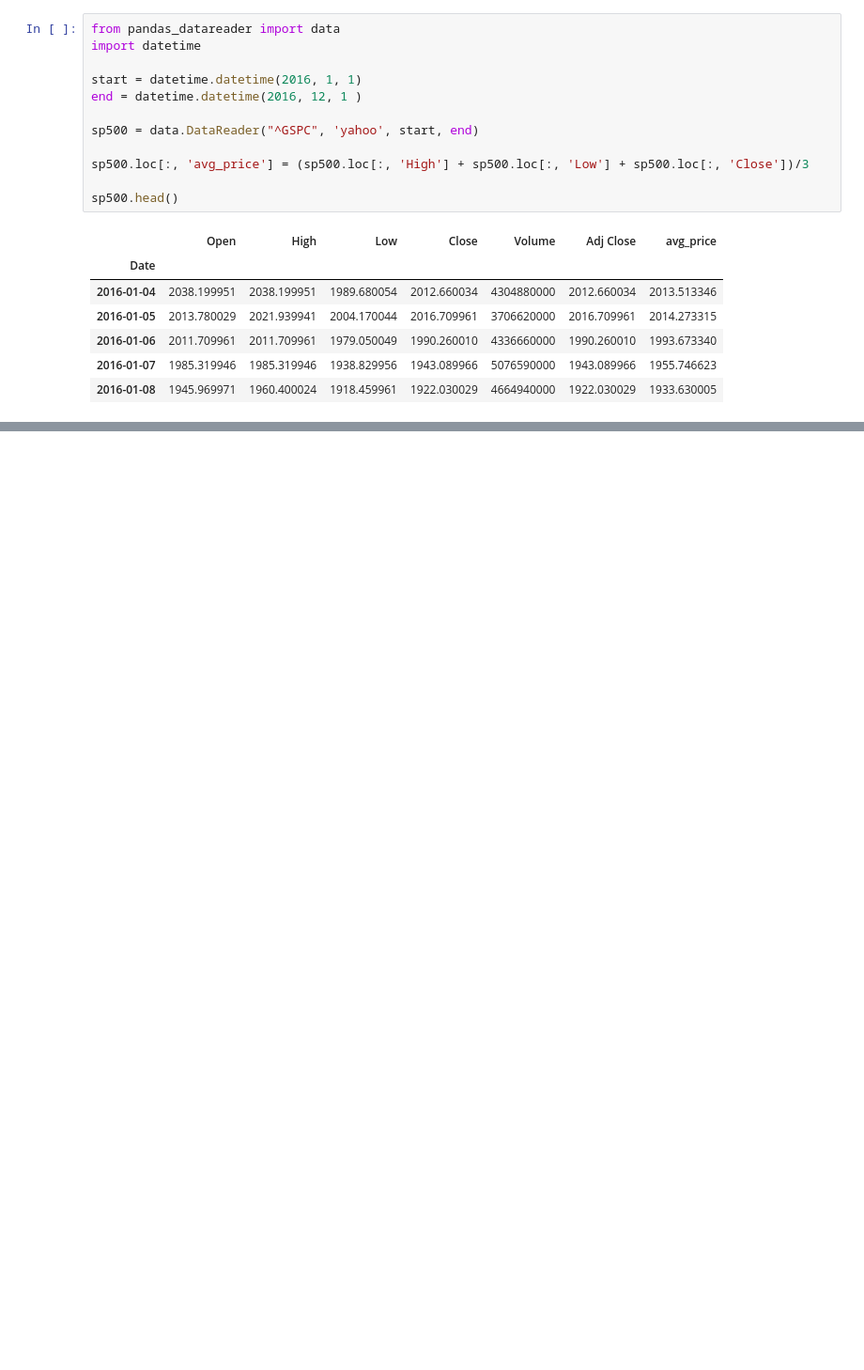
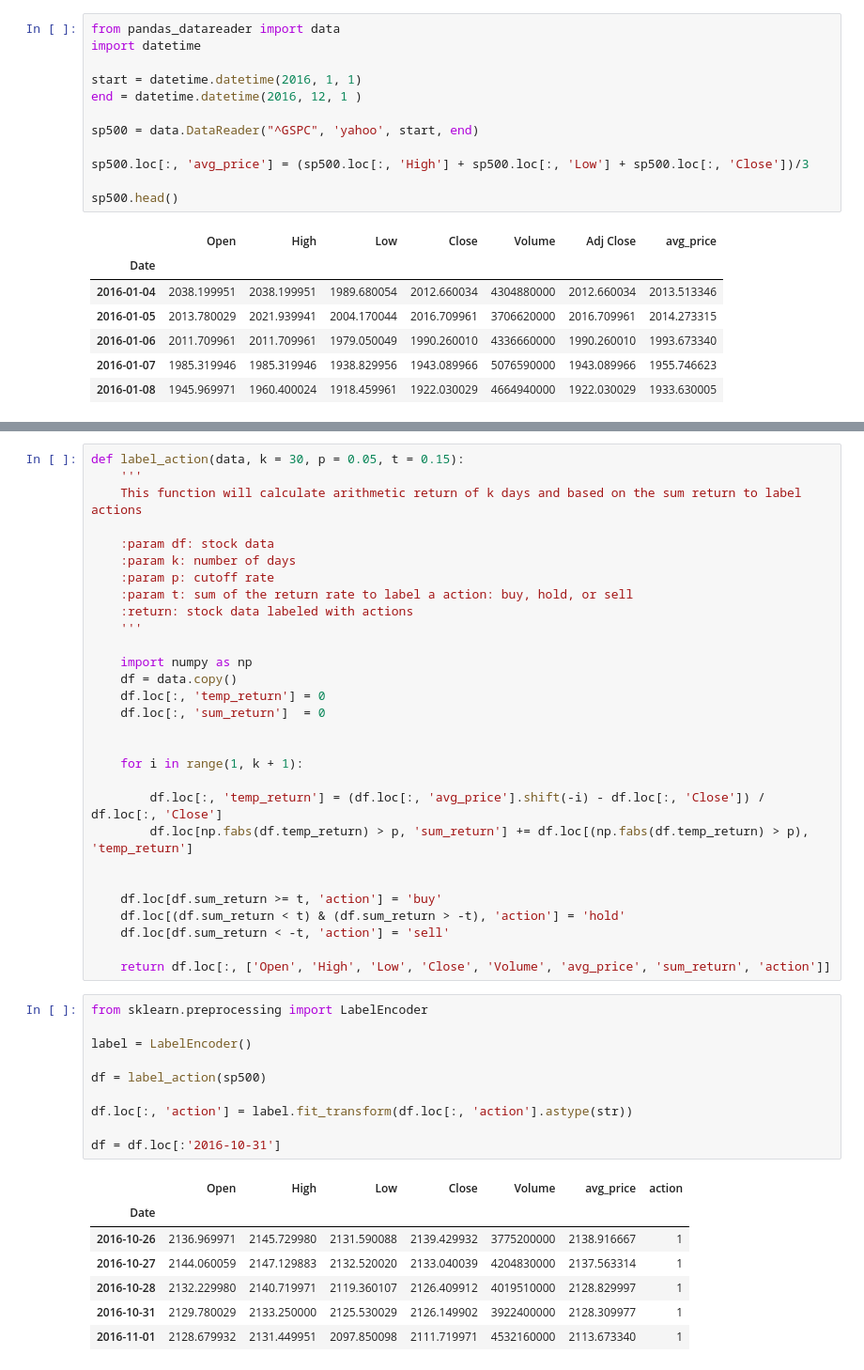
Before and after one commit to maxwelllee54/FinancialProgramClass, a Jupyter notebook: Project/Project3/Project3.ipynb, the cells around one changed output, grey strips where cells are left out. Shown at 94% size. Drawn from its saved outputs; the diff is of its cells as text; blank space fills up the shorter version.

```diff
--- a/Project/Project3/Project3.ipynb
+++ b/Project/Project3/Project3.ipynb
@@ -84,0 +127,47 @@ sp_3m.describe()
+# %%
+def label_action(data, k = 30, p = 0.05, t = 0.15):
+    '''
+    This function will calculate arithmetic return of k days and based on the sum return to label actions
+
+    :param df: stock data
+    :param k: number of days
+    :param p: cutoff rate
+    :param t: sum of the return rate to label a action: buy, hold, or sell
+    :return: stock data labeled with actions
+    '''
+
+    import numpy as np
+    df = data.copy()
+    df.loc[:, 'temp_return'] = 0
+    df.loc[:, 'sum_return']  = 0
+
+
+    for i in range(1, k + 1):
+
+        df.loc[:, 'temp_return'] = (df.loc[:, 'avg_price'].shift(-i) - df.loc[:, 'Close']) / df.loc[:, 'Close']
+        df.loc[np.fabs(df.temp_return) > p, 'sum_return'] += df.loc[(np.fabs(df.temp_return) > p), 'temp_return']
+
+
+    df.loc[df.sum_return >= t, 'action'] = 'buy'
+    df.loc[(df.sum_return < t) & (df.sum_return > -t), 'action'] = 'hold'
+    df.loc[df.sum_return < -t, 'action'] = 'sell'
+
+    return df.loc[:, ['Open', 'High', 'Low', 'Close', 'Volume', 'avg_price', 'sum_return', 'action']]
+# %%
+from sklearn.preprocessing import LabelEncoder
+
+label = LabelEncoder()
+
+df = label_action(sp500)
+
+df.loc[:, 'action'] = label.fit_transform(df.loc[:, 'action'].astype(str))
+
+df = df.loc[:'2016-10-31']
+# %% [output]
+|  | Open | High | Low | Close | Volume | avg_price | action |
+| Date |  |  |  |  |  |  |  |
+| 2016-10-26 | 2136.969971 | 2145.729980 | 2131.590088 | 2139.429932 | 3775200000 | 2138.916667 | 1 |
+| 2016-10-27 | 2144.060059 | 2147.129883 | 2132.520020 | 2133.040039 | 4204830000 | 2137.563314 | 1 |
+| 2016-10-28 | 2132.229980 | 2140.719971 | 2119.360107 | 2126.409912 | 4019510000 | 2128.829997 | 1 |
+| 2016-10-31 | 2129.780029 | 2133.250000 | 2125.530029 | 2126.149902 | 3922400000 | 2128.309977 | 1 |
+| 2016-11-01 | 2128.679932 | 2131.449951 | 2097.850098 | 2111.719971 | 4532160000 | 2113.673340 | 1 |
```
Also changed, not shown: parts of 10 cells of this notebook.
